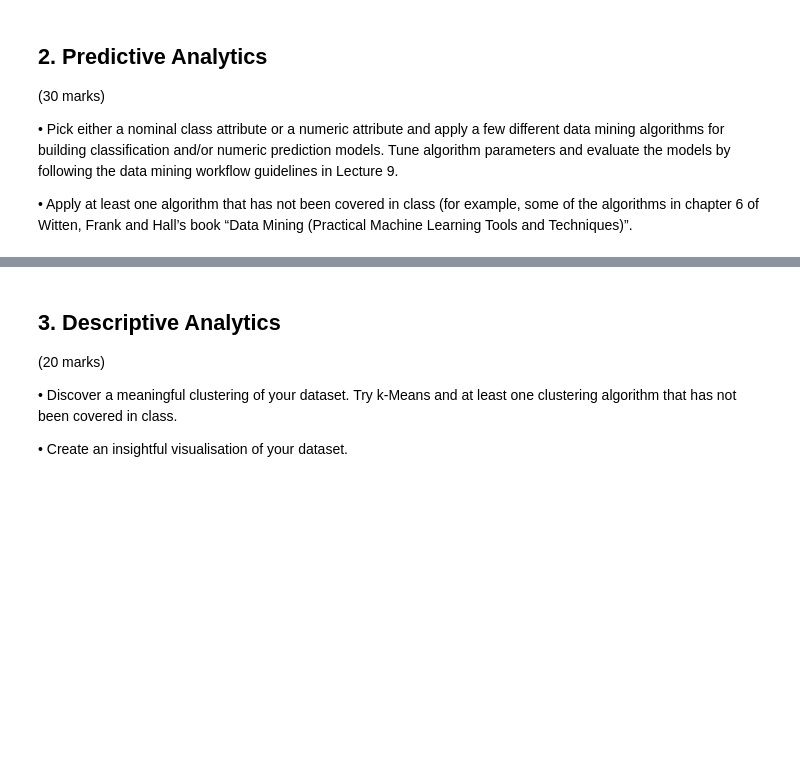
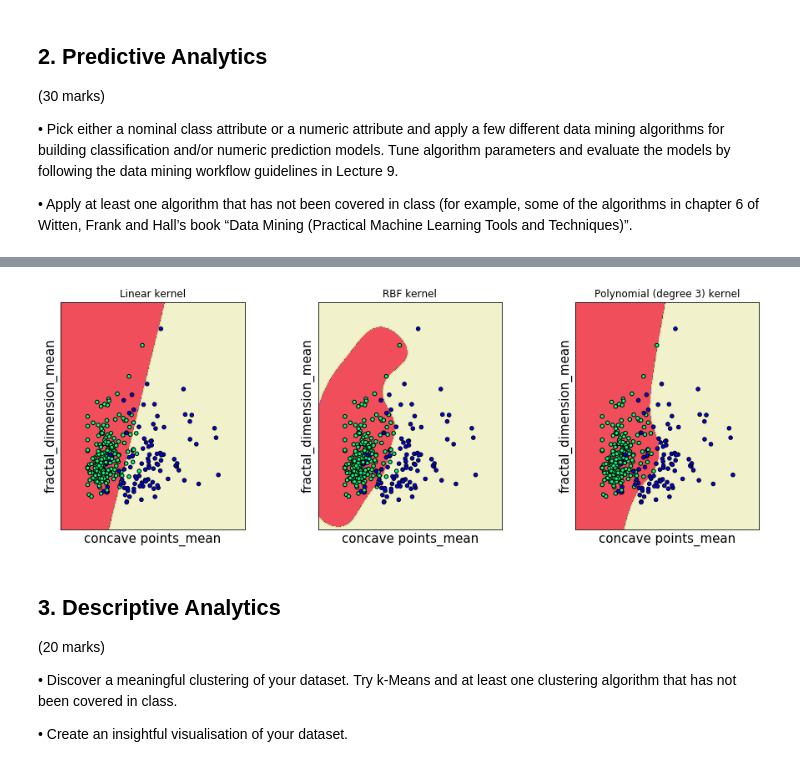
Before and after one commit to JonneyLloyd/data_mining, a Jupyter notebook: notebook.ipynb, the cells around one changed output, grey strips where cells are left out. Saved outputs shown, nothing was run; the diff lists cells and outputs as text; code cells hidden in the pictures; blank space fills up the shorter version.

```diff
--- a/notebook.ipynb
+++ b/notebook.ipynb
@@ -143,3 +256,31 @@ Techniques)”.
+# %%
+X = standardized_X_train[['concave points_mean', 'fractal_dimension_mean']].values.reshape(-1,2)[:-100]
+y = y_train.values[:-100]
+
+# create instances of SVM and fit data
+C = 1.0  # SVM regularization parameter
+models = (svm.SVC(kernel='linear', C=C),
+          svm.SVC(kernel='rbf', gamma=0.7, C=C),
+          svm.SVC(kernel='poly', degree=3, C=C))
+models = (clf.fit(X, y) for clf in models)
+
+# title for the plots
+titles = ('Linear kernel',
+          'RBF kernel',
+          'Polynomial (degree 3) kernel')
+
+# Set-up 2x2 grid for plotting.
+fig, sub = plt.subplots(1, 3, figsize=(15,5))
+plt.subplots_adjust(wspace=0.4, hspace=0.4)
+
+X0, X1 = X[:, 0], X[:, 1]
+
+for clf, title, ax in zip(models, titles, sub.flatten()):
+    plot_svn(clf, ax, X0, X1, y, title, xlabel='concave points_mean', ylabel='fractal_dimension_mean')
+
+plt.show()
+# %% [output]
+[figure, added]
 # %% [markdown]
 ## 3. Descriptive Analytics
 (20 marks)
```
Also changed, not shown: parts of 21 cells of this notebook.
